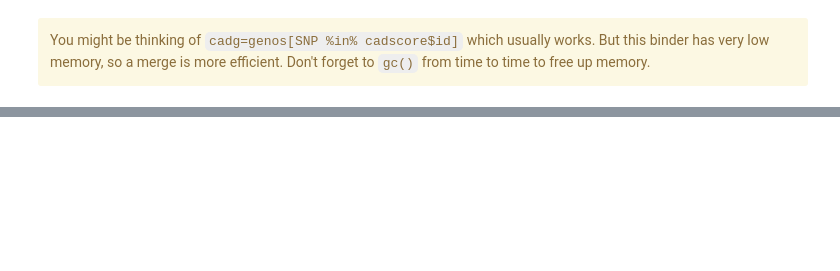
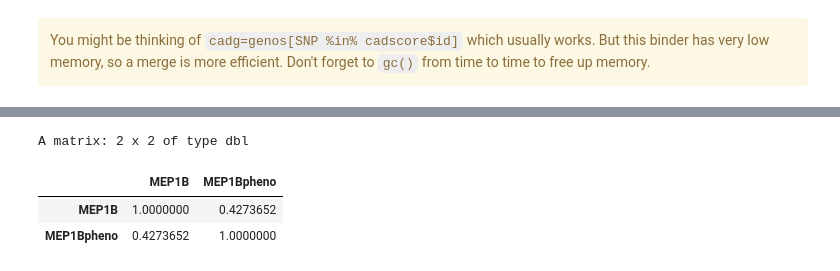
Before and after one commit to hmgu-itg/mybinder-TUM, a Jupyter notebook: Gagneur_PRS_Rversion.ipynb, the cells around one changed output, grey strips where cells are left out. Saved outputs shown, nothing was run; the diff lists cells and outputs as text; code cells hidden in the pictures; blank space fills up the shorter version.

```diff
--- a/Gagneur_PRS_Rversion.ipynb
+++ b/Gagneur_PRS_Rversion.ipynb
@@ -276,0 +330,7 @@ cadg=cadg[,lapply(.SD, function(x) sum(x*eff, na.rm=T)), .SDcol=spnames]
+# %%
+cor(allscores[,c("MEP1B", "MEP1Bpheno")])
+# %% [output]
+A matrix: 2 x 2 of type dbl
+|  | MEP1B | MEP1Bpheno |
+| MEP1B | 1.0000000 | 0.4273652 |
+| MEP1Bpheno | 0.4273652 | 1.0000000 |
```
Also changed, not shown: parts of 33 cells of this notebook.
